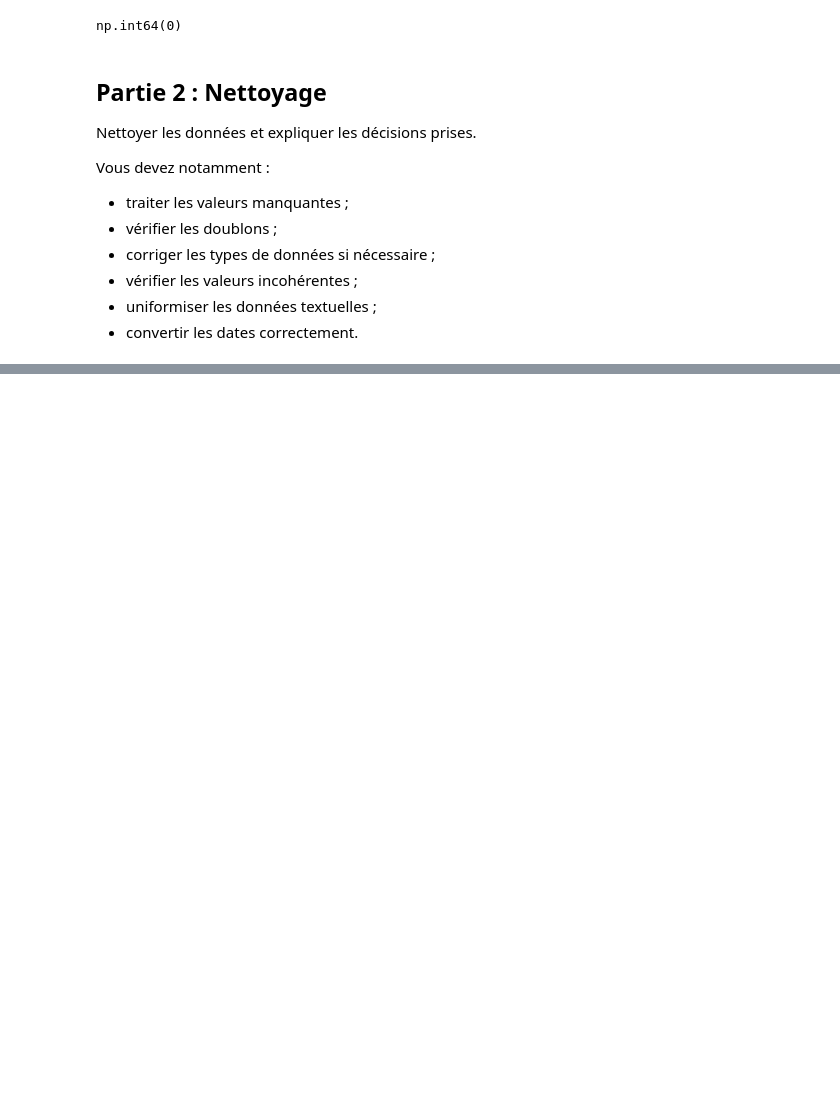
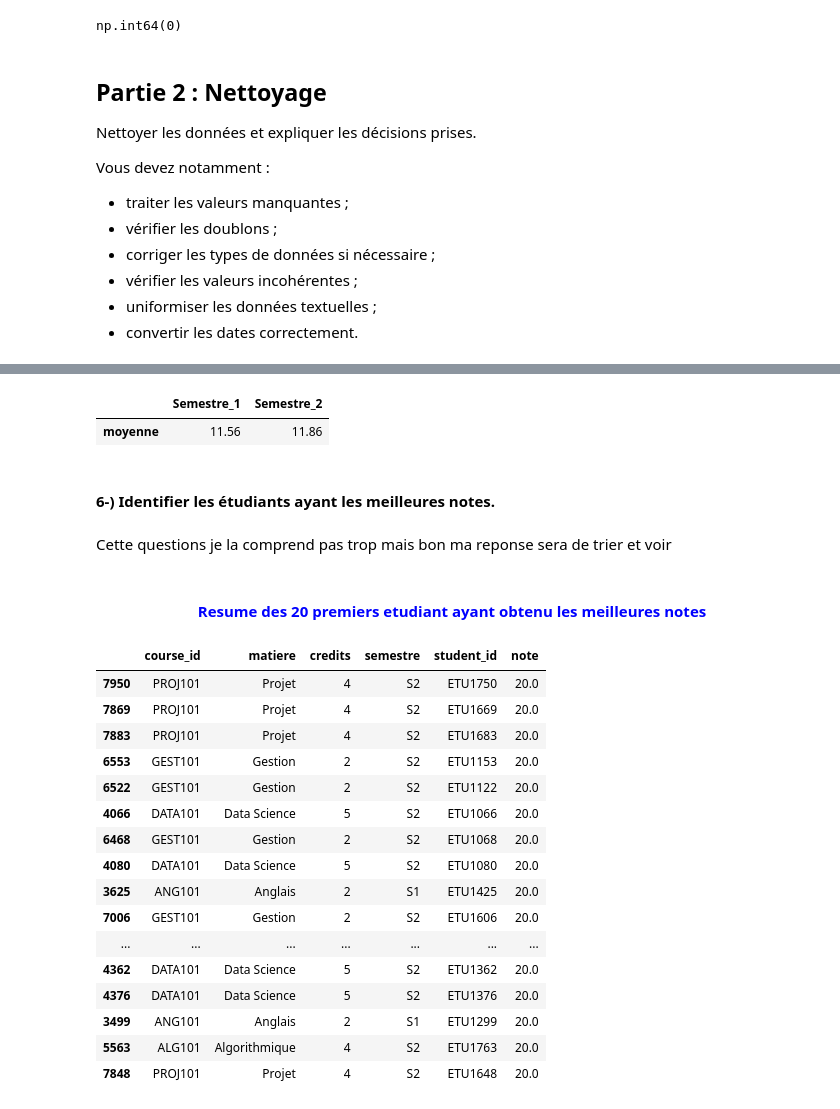
Before and after one commit to SAKPANI/Formation-Data_Science-et-Machine-Learning, a Jupyter notebook: PROJETS/projet_pandas_universitaire/Projet_Final_Pandas_Analyse_Donnees_Universitaires.ipynb.ipynb, the cells around one changed output, grey strips where cells are left out. Cells and saved outputs as stored; diff of their text form; code cells hidden in the pictures; blank space fills up the shorter version.

Commit message:
Suites du  projet , j'ai fait la partie 3 et j'ai deja commcer la partie 4

```diff
--- a/PROJETS/projet_pandas_universitaire/Projet_Final_Pandas_Analyse_Donnees_Universitaires.ipynb.ipynb
+++ b/PROJETS/projet_pandas_universitaire/Projet_Final_Pandas_Analyse_Donnees_Universitaires.ipynb.ipynb
@@ -414,0 +486,6 @@ Vous devez notamment :
+# %%
+# Correction des valeur manquantes
+notes_obtenues["note"] =notes_obtenues["note"].fillna(0)
+# Au debut j'avais decider de remplacer par le mot "inconnu" pout les notes manquantes ,
+#mais la realite ma rattrapper dans la partie 2,Donc je suis revenu remplacer par 0 avant de continuer ,
+#je pouvais bien utiliser les conditions sur inconnue mais bon c'est trop de taff
@@ -414,0 +746,3 @@ Vous devez notamment :
+# %%
+#Pour ce faire d'abord je vais fusionner les deux dataframes notes_obtenues, et cours
+Data_notes = pd.merge(cours, notes_obtenues, on = "course_id", how = "inner")
@@ -414,0 +900,33 @@ Vous devez notamment :
+# %%
+df
+# %% [output]
+|  | Semestre_1 | Semestre_2 |
+| moyenne | 11.56 | 11.86 |
+# %% [markdown]
+#### 6-) Identifier les étudiants ayant les meilleures notes.
+# %% [markdown]
+ Cette questions je la comprend pas trop mais bon ma reponse sera de trier et voir
+# %%
+TrierData = Data_notes.sort_values("note",ascending = False)
+# %% [markdown]
+<h4 align = "center" style = "color : blue">Resume des 20 premiers etudiant ayant obtenu les meilleures notes</h4>
+# %%
+TrierData.head(20)
+# %% [output]
+|  | course_id | matiere | credits | semestre | student_id | note |
+| 7950 | PROJ101 | Projet | 4 | S2 | ETU1750 | 20.0 |
+| 7869 | PROJ101 | Projet | 4 | S2 | ETU1669 | 20.0 |
+| 7883 | PROJ101 | Projet | 4 | S2 | ETU1683 | 20.0 |
+| 6553 | GEST101 | Gestion | 2 | S2 | ETU1153 | 20.0 |
+| 6522 | GEST101 | Gestion | 2 | S2 | ETU1122 | 20.0 |
+| 4066 | DATA101 | Data Science | 5 | S2 | ETU1066 | 20.0 |
+| 6468 | GEST101 | Gestion | 2 | S2 | ETU1068 | 20.0 |
+| 4080 | DATA101 | Data Science | 5 | S2 | ETU1080 | 20.0 |
+| 3625 | ANG101 | Anglais | 2 | S1 | ETU1425 | 20.0 |
+| 7006 | GEST101 | Gestion | 2 | S2 | ETU1606 | 20.0 |
+| ... | ... | ... | ... | ... | ... | ... |
+| 4362 | DATA101 | Data Science | 5 | S2 | ETU1362 | 20.0 |
+| 4376 | DATA101 | Data Science | 5 | S2 | ETU1376 | 20.0 |
+| 3499 | ANG101 | Anglais | 2 | S1 | ETU1299 | 20.0 |
+| 5563 | ALG101 | Algorithmique | 4 | S2 | ETU1763 | 20.0 |
+| 7848 | PROJ101 | Projet | 4 | S2 | ETU1648 | 20.0 |
```
Also changed, not shown: parts of 92 cells of this notebook, 1 other file.
